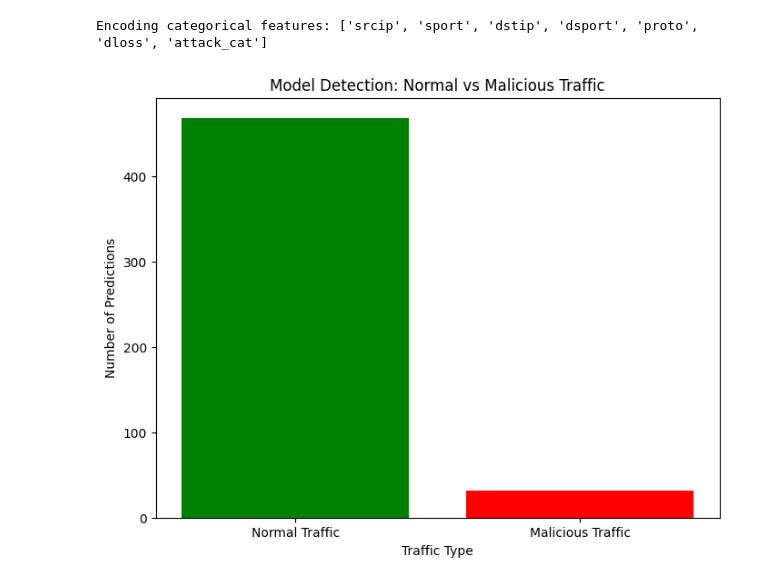
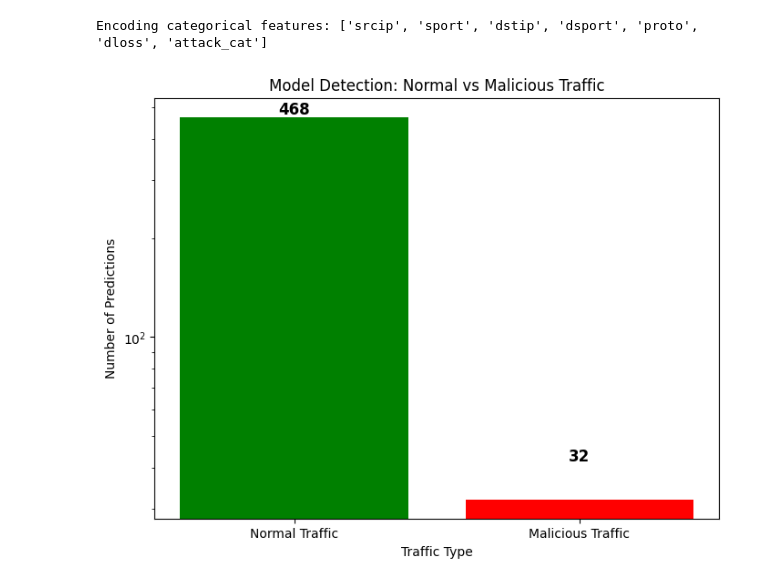
Before and after one commit to zdemanche/DLforIDS, a Jupyter notebook: DLforIDS.ipynb, the cells around one changed output. Cells and saved outputs as stored; diff of their text form; code cells hidden in the pictures.

Commit message:
Created better graphs

```diff
--- a/DLforIDS.ipynb
+++ b/DLforIDS.ipynb
@@ -193,32 +211,42 @@ normal_count, attack_count = 0, 0
 
 for i in range(num_samples):
     sample = np.expand_dims(X_test_sample_scaled[i], axis=0).astype(np.float32)
 
     # Set input tensor
     interpreter.set_tensor(input_details[0]['index'], sample)
 
     # Run inference
     interpreter.invoke()
 
     # Get output tensor
     prediction = interpreter.get_tensor(output_details[0]['index'])[0]
 
     # Binary classification: 0 = Normal, 1 = Attack
     if prediction > 0.5:
         attack_count += 1
     else:
         normal_count += 1
 
 # Create a visualization
+import matplotlib.pyplot as plt
+
+# Define categories and counts
 labels = ["Normal Traffic", "Malicious Traffic"]
 counts = [normal_count, attack_count]
 
 plt.figure(figsize=(8, 6))
-plt.bar(labels, counts, color=["green", "red"])
+bars = plt.bar(labels, counts, color=["green", "red"])
+
+# Annotate bars with exact values
+for bar, count in zip(bars, counts):
+    plt.text(bar.get_x() + bar.get_width()/2, bar.get_height() + 10,
+             str(count), ha='center', fontsize=12, fontweight='bold')
+
 plt.title("Model Detection: Normal vs Malicious Traffic")
 plt.xlabel("Traffic Type")
 plt.ylabel("Number of Predictions")
+plt.yscale("log")  # Apply log scale to fix large differences in count
 plt.show()
 # %% [output]
 Encoding categorical features: ['srcip', 'sport', 'dstip', 'dsport', 'proto', 'dloss', 'attack_cat']
-[figure, old version]
+[figure, new version]
```
Also changed, not shown: parts of 5 cells of this notebook.
